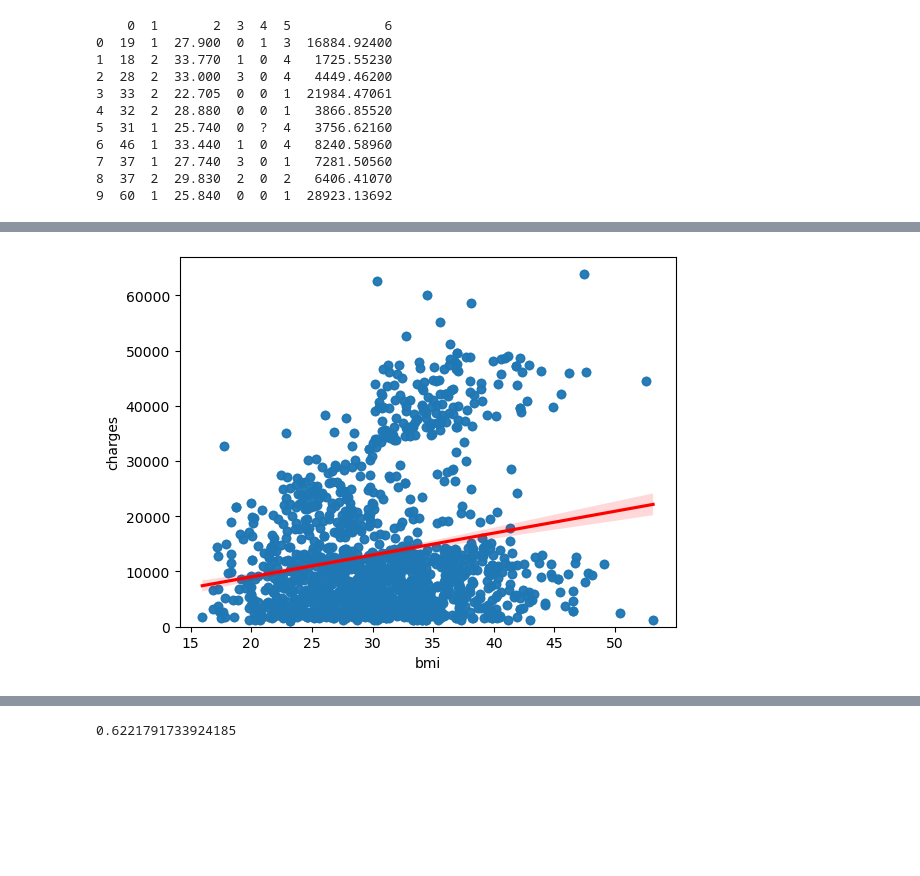
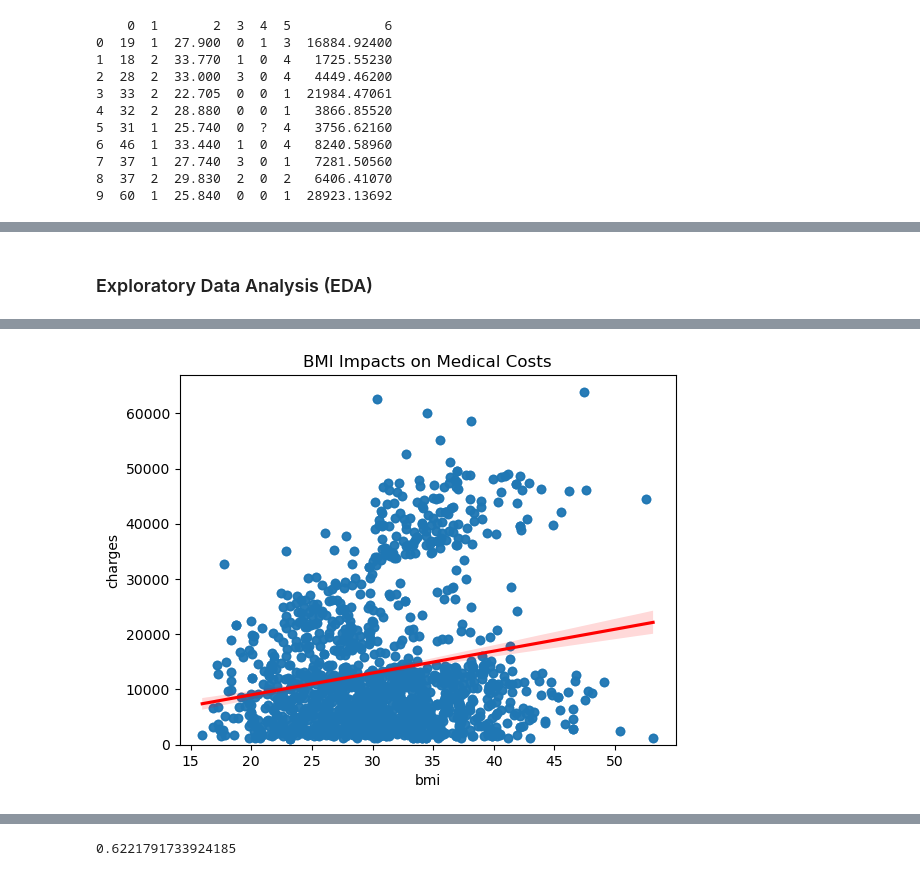
Before and after one commit to constancemonte/Insurance_Cost_Analysis, a Jupyter notebook: Insurance_Cost_Analysis.ipynb, the cells around one changed output, grey strips where cells are left out. Cells and saved outputs as stored; diff of their text form; code cells hidden in the pictures; blank space fills up the shorter version.

```diff
--- a/Insurance_Cost_Analysis.ipynb
+++ b/Insurance_Cost_Analysis.ipynb
@@ -122,6 +131,11 @@ df.head()
+# %% [markdown]
+### Exploratory Data Analysis (EDA)
 # %%
 # Implement the regression plot for 'charges' with respect to 'bmi'
+# This regression plot shows us how a patients bmi affects the medical charges.
+# The plot implys bmi between 20-35 are the common factors and the avergae for medical costs. However, bmi does not seem to be the only impact.
 
 sns.regplot(x="bmi", y="charges", data=df, line_kws={"color": "red"})
+plt.title('BMI Impacts on Medical Costs')
 plt.ylim(0,)
 # %% [output]
@@ -129,2 +143,2 @@ plt.ylim(0,)
-[figure, old version]
+[figure, new version]
 # %%
```
Also changed, not shown: parts of 20 cells of this notebook.
